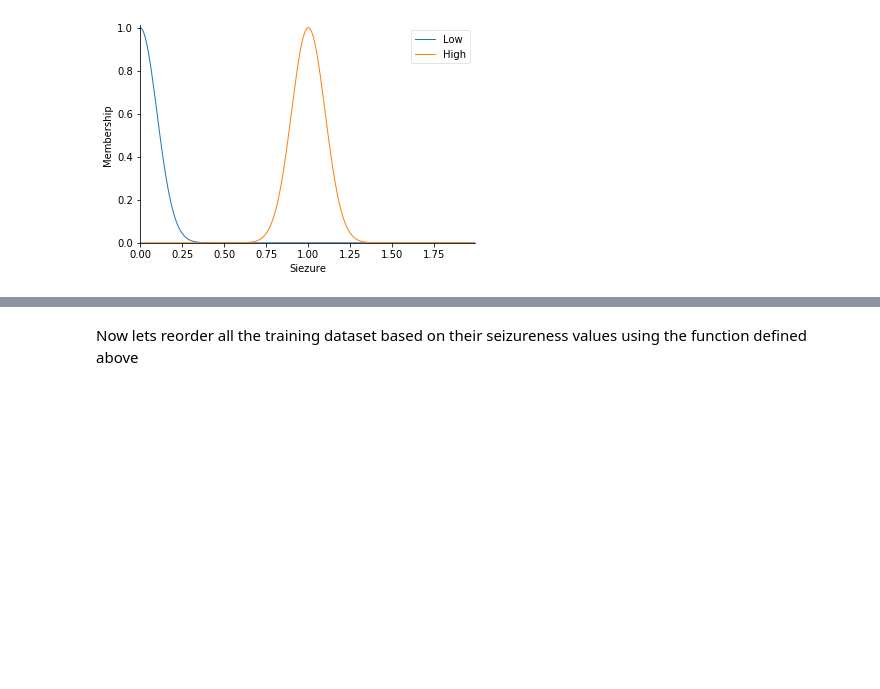
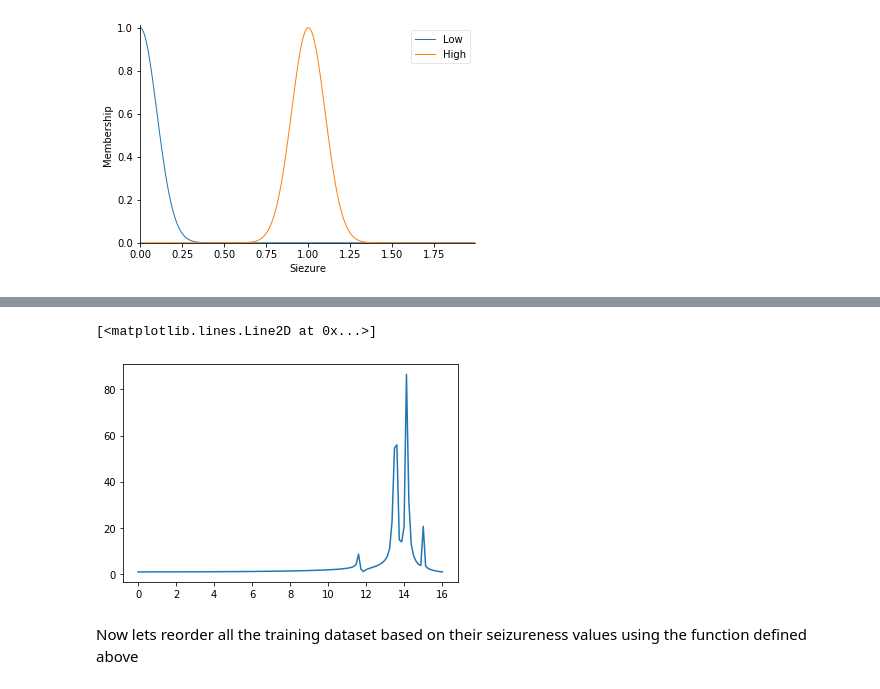
Before and after one commit to mehdikuchi/FuzzyNN, a Jupyter notebook: Fuzzy Sorting Simulation.ipynb, the cells around one changed output, grey strips where cells are left out. Saved outputs shown, nothing was run; the diff lists cells and outputs as text; code cells hidden in the pictures; blank space fills up the shorter version.

```diff
--- a/Fuzzy Sorting Simulation.ipynb
+++ b/Fuzzy Sorting Simulation.ipynb
@@ -364,6 +359,12 @@ def sortdataset(dataset,fs):
     for i in range(dataset.shape[0]):
         sorteddataset[i] = sortdata(dataset[i],fs)
     return sorteddataset
+# %%
+fftdata = np.fft.fft(sort[3])
+plt.plot(np.linspace(0,fs/2,128),np.abs(fftdata[range(128)]))
+# %% [output]
+[<matplotlib.lines.Line2D at 0x...>]
+[figure, added]
 # %% [markdown]
 Now lets reorder all the training dataset based on their seizureness values using the function defined above
 # %%
```
Also changed, not shown: parts of 11 cells of this notebook, 2 other files.
